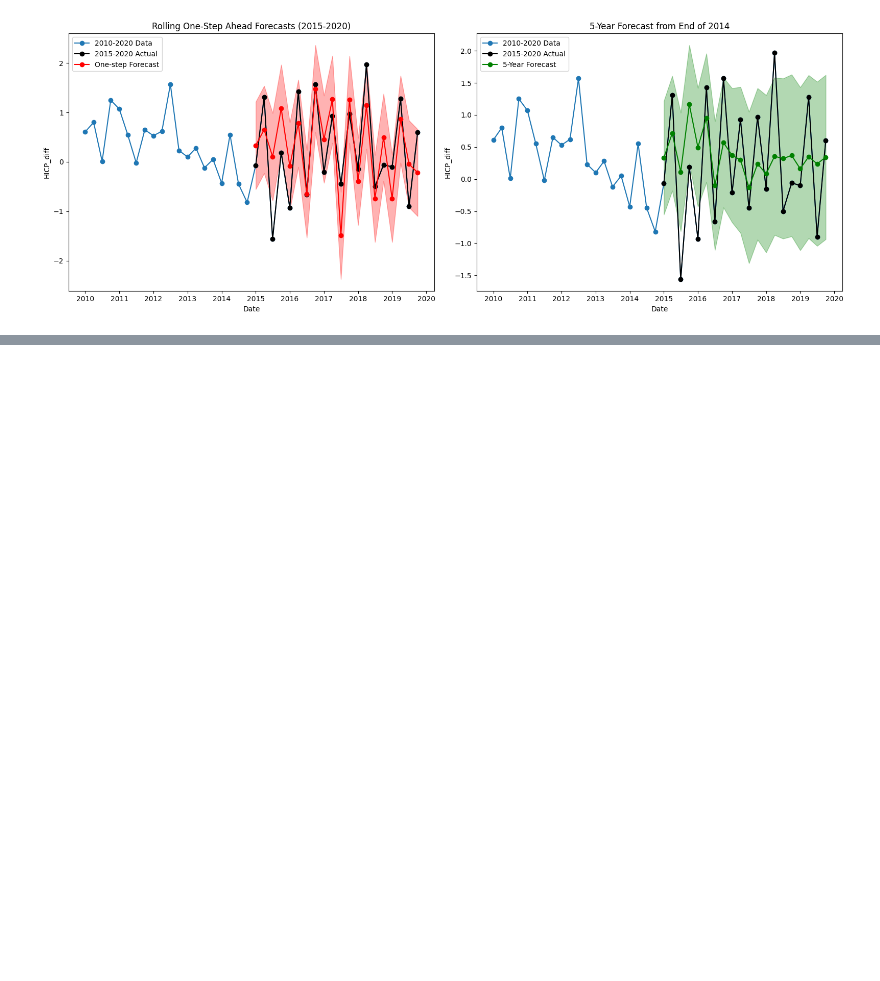
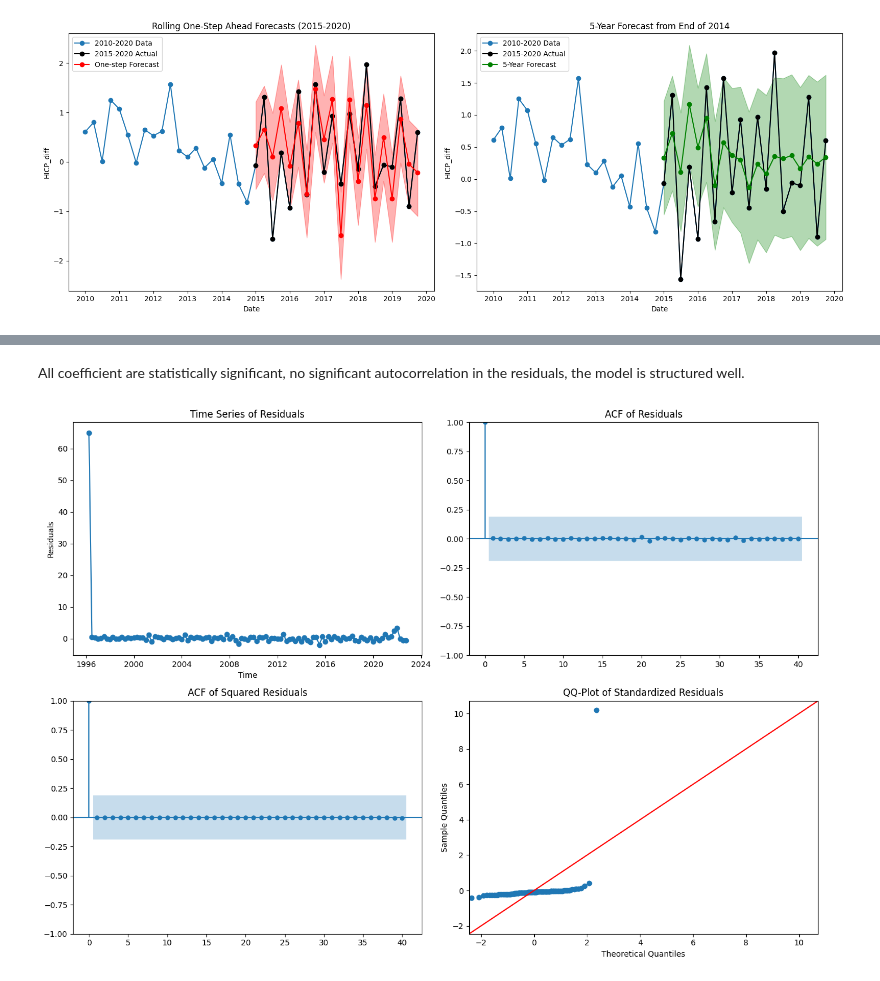
Before and after one commit to lyhxd1030/Time-Series-Analysis, a Jupyter notebook: Time series analysis..ipynb, the cells around one changed output, grey strips where cells are left out. Drawn from its saved outputs; the diff is of its cells as text; code cells hidden in the pictures; blank space fills up the shorter version.

```diff
--- a/Time series analysis..ipynb
+++ b/Time series analysis..ipynb
@@ -539,0 +732,15 @@ plt.show()
+# %%
+p = int(best_bic_row['p'])
+d = int(best_bic_row['d'])
+q = int(best_bic_row['q'])
+P = int(best_bic_row['P'])
+D = int(best_bic_row['D'])
+Q = int(best_bic_row['Q'])
+s = int(best_bic_row['s'])
+
+# Refit the best SARIMA model on the series
+best_model = sm.tsa.SARIMAX(df["HICP.All.Spain"], order=(p, d, q), seasonal_order=(P, D, Q, s))
+best_result = best_model.fit(disp=False)
+
+# Print the model summary to the console
+print(best_result.summary())
@@ -539,0 +765,34 @@ plt.show()
+# %% [markdown]
+All coefficient are statistically significant, no significant autocorrelation in the residuals, the model is structured well.
+# %%
+resid = best_result.resid
+resid_sq = resid ** 2
+
+# Standardize the residuals for the QQ-plot.
+resid_std = (resid - resid.mean()) / resid.std()
+
+# Create a 2x2 grid of diagnostic plots
+fig, axs = plt.subplots(2, 2, figsize=(14, 10))
+
+# Top-Left: Time Series of Residuals
+axs[0, 0].plot(resid, marker='o', linestyle='-')
+axs[0, 0].set_title("Time Series of Residuals")
+axs[0, 0].set_xlabel("Time")
+axs[0, 0].set_ylabel("Residuals")
+
+# Top-Right: ACF of Residuals
+sm.graphics.tsa.plot_acf(resid, lags=40, ax=axs[0, 1])
+axs[0, 1].set_title("ACF of Residuals")
+
+# Bottom-Left: ACF of Squared Residuals
+sm.graphics.tsa.plot_acf(resid_sq, lags=40, ax=axs[1, 0])
+axs[1, 0].set_title("ACF of Squared Residuals")
+
+# Bottom-Right: QQ-Plot of Standardized Residuals
+sm.qqplot(resid_std, line='45', ax=axs[1, 1])
+axs[1, 1].set_title("QQ-Plot of Standardized Residuals")
+
+plt.tight_layout()
+plt.show()
+# %% [output]
+[figure, added]
```
Also changed, not shown: parts of 30 cells of this notebook.
